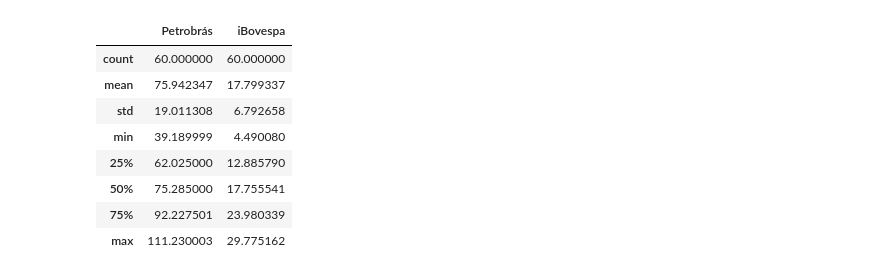
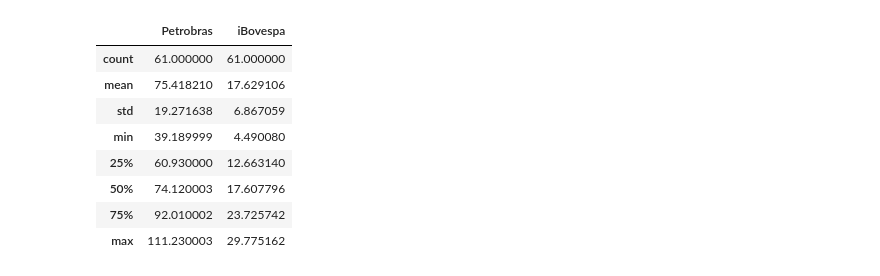
Before and after one commit to BretasArthur/CAPyM, a Jupyter notebook: PETR4 & BOVA11 - Importing and Cleaning Data.ipynb, the cells around one changed output. Cells and saved outputs as stored; diff of their text form; code cells hidden in the pictures.

```diff
--- a/PETR4 & BOVA11 - Importing and Cleaning Data.ipynb
+++ b/PETR4 & BOVA11 - Importing and Cleaning Data.ipynb
@@ -5,6 +17,6 @@ import pandas as pd
 # %%
 ibov = yf.Ticker("BOVA11.SA")
-hist_b11 = ibov.history(start="2015-11-01", end = "2020-10-01", interval = "1mo")
+hist_b11 = ibov.history(start="2015-10-01", end = "2020-10-01", interval = "1mo")
 hist_b11.describe()
 # %% [output]
 |  | Open | High | Low | Close | Volume | Dividends | Stock Splits |
@@ -52,6 +64,6 @@ hist_b11.head(15)
 # %%
 petr4 = yf.Ticker("PETR4.SA")
-hist_p4 = petr4.history(start="2015-11-01", end = "2020-10-01", interval = "1mo")
+hist_p4 = petr4.history(start="2015-10-01", end = "2020-10-01", interval = "1mo")
 hist_p4.describe()
 # %% [output]
 |  | Open | High | Low | Close | Volume | Dividends | Stock Splits |
@@ -99,14 +111,14 @@ hist_p4.head(15)
 # %%
 prices = pd.concat([hist_b11['Close'], hist_p4['Close']], axis=1)
-prices.columns = ['Petrobrás', 'iBovespa']
+prices.columns = ['Petrobras', 'iBovespa']
 prices.describe()
 # %% [output]
-|  | Petrobrás | iBovespa |
-| count | 60.000000 | 60.000000 |
-| mean | 75.942347 | 17.799337 |
-| std | 19.011308 | 6.792658 |
+|  | Petrobras | iBovespa |
+| count | 61.000000 | 61.000000 |
+| mean | 75.418210 | 17.629106 |
+| std | 19.271638 | 6.867059 |
 | min | 39.189999 | 4.490080 |
-| 25% | 62.025000 | 12.885790 |
-| 50% | 75.285000 | 17.755541 |
-| 75% | 92.227501 | 23.980339 |
+| 25% | 60.930000 | 12.663140 |
+| 50% | 74.120003 | 17.607796 |
+| 75% | 92.010002 | 23.725742 |
 | max | 111.230003 | 29.775162 |
```
Also changed, not shown: parts of 14 cells of this notebook.
